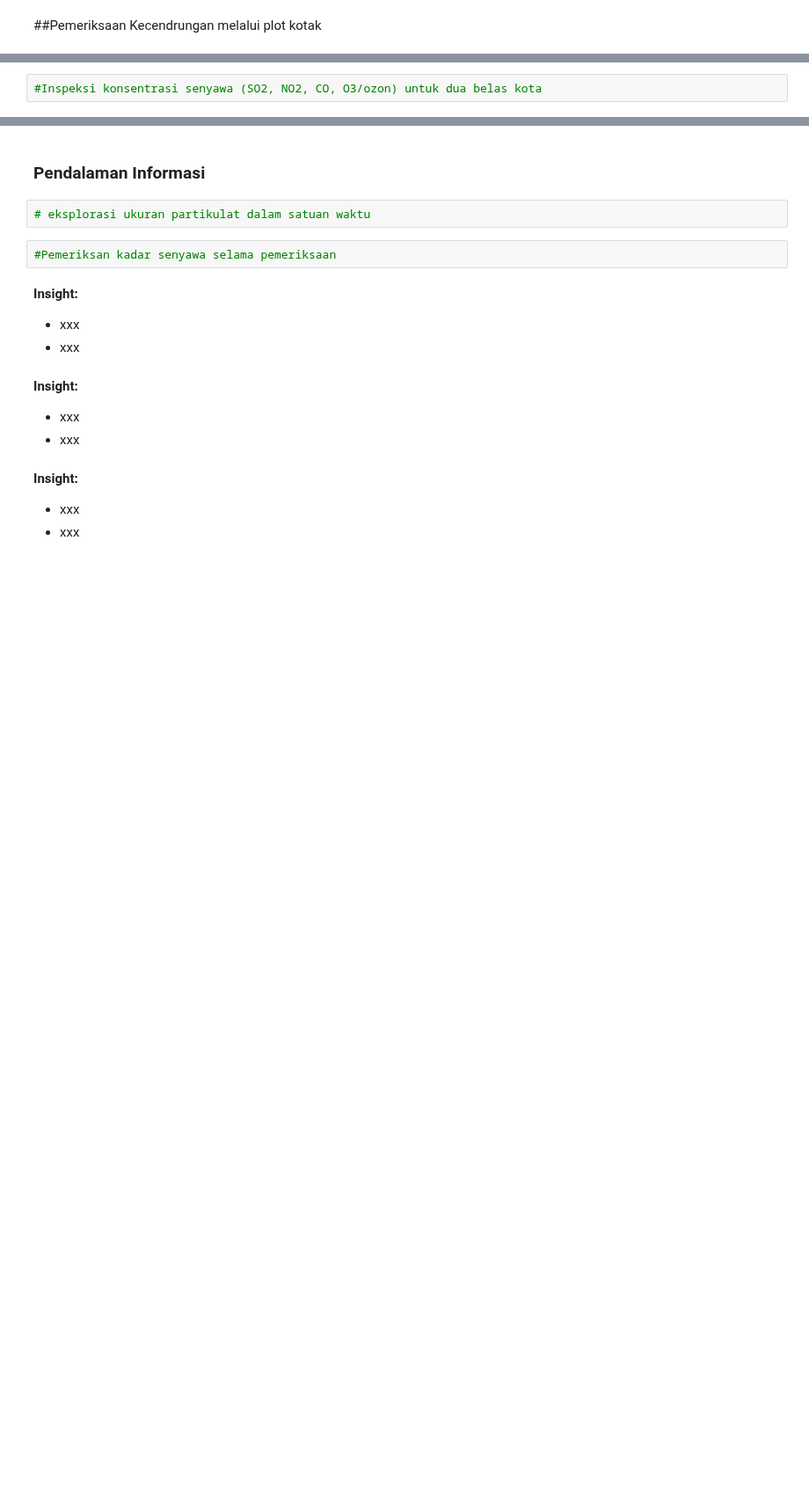
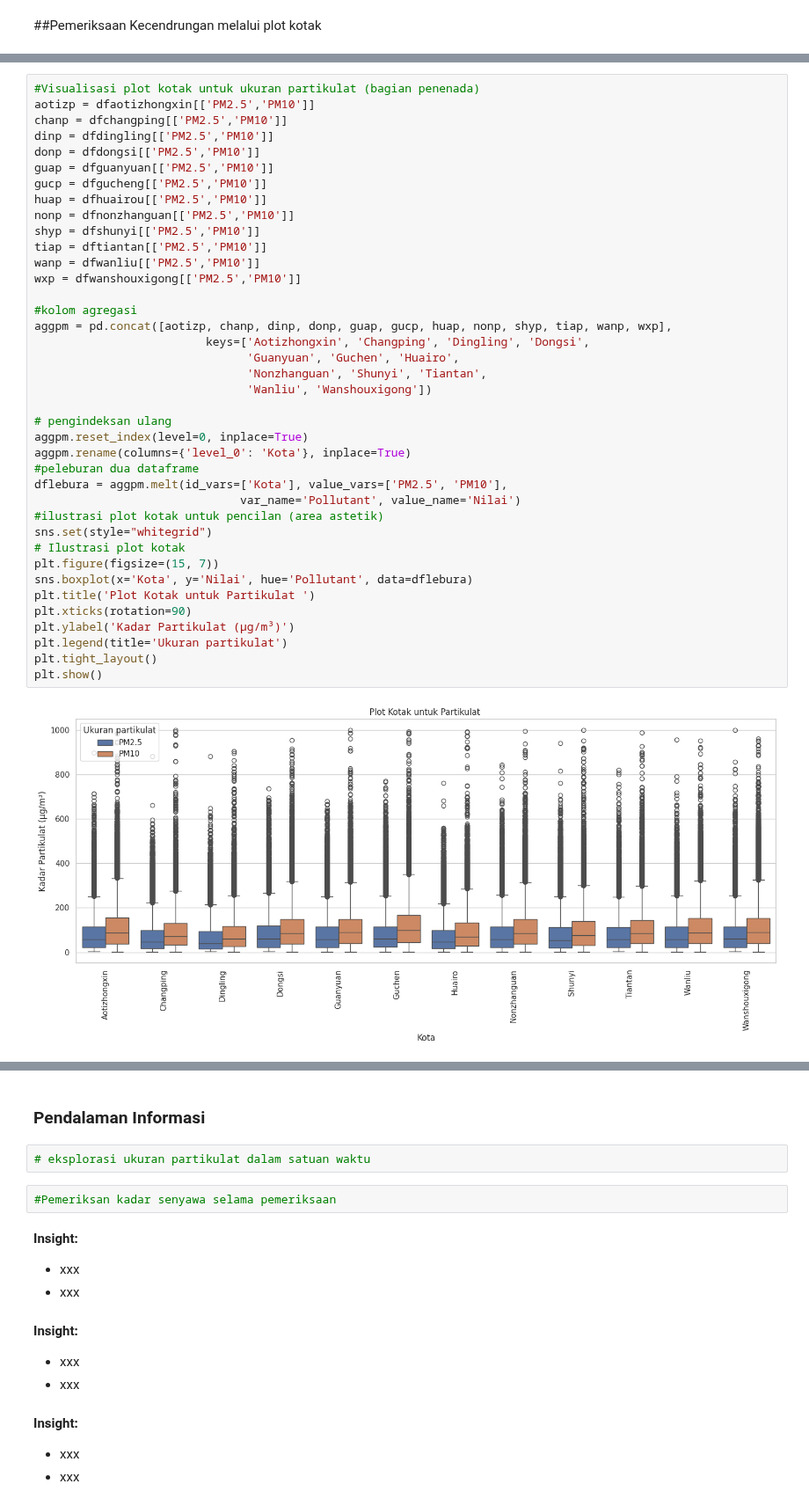
Before and after one commit to DGkurnia/discuss1, a Jupyter notebook: airquality.ipynb, the cells around one changed output, grey strips where cells are left out. Shown at 88% size. Saved outputs shown, nothing was run; the diff lists cells and outputs as text; blank space fills up the shorter version.

Commit message:
reinspecting plot box

```diff
--- a/airquality.ipynb
+++ b/airquality.ipynb
@@ -879,2 +844,41 @@ dtype: float64]
-# %%
-#Inspeksi konsentrasi senyawa (SO2, NO2, CO, O3/ozon) untuk dua belas kota
+# %%
+#Visualisasi plot kotak untuk ukuran partikulat (bagian penenada)
+aotizp = dfaotizhongxin[['PM2.5','PM10']]
+chanp = dfchangping[['PM2.5','PM10']]
+dinp = dfdingling[['PM2.5','PM10']]
+donp = dfdongsi[['PM2.5','PM10']]
+guap = dfguanyuan[['PM2.5','PM10']]
+gucp = dfgucheng[['PM2.5','PM10']]
+huap = dfhuairou[['PM2.5','PM10']]
+nonp = dfnonzhanguan[['PM2.5','PM10']]
+shyp = dfshunyi[['PM2.5','PM10']]
+tiap = dftiantan[['PM2.5','PM10']]
+wanp = dfwanliu[['PM2.5','PM10']]
+wxp = dfwanshouxigong[['PM2.5','PM10']]
+
+#kolom agregasi
+aggpm = pd.concat([aotizp, chanp, dinp, donp, guap, gucp, huap, nonp, shyp, tiap, wanp, wxp],
+                         keys=['Aotizhongxin', 'Changping', 'Dingling', 'Dongsi',
+                               'Guanyuan', 'Guchen', 'Huairo',
+                               'Nonzhanguan', 'Shunyi', 'Tiantan',
+                               'Wanliu', 'Wanshouxigong'])
+
+# pengindeksan ulang
+aggpm.reset_index(level=0, inplace=True)
+aggpm.rename(columns={'level_0': 'Kota'}, inplace=True)
+#peleburan dua dataframe
+dflebura = aggpm.melt(id_vars=['Kota'], value_vars=['PM2.5', 'PM10'],
+                              var_name='Pollutant', value_name='Nilai')
+#ilustrasi plot kotak untuk pencilan (area astetik)
+sns.set(style="whitegrid")
+# Ilustrasi plot kotak
+plt.figure(figsize=(15, 7))
+sns.boxplot(x='Kota', y='Nilai', hue='Pollutant', data=dflebura)
+plt.title('Plot Kotak untuk Partikulat ')
+plt.xticks(rotation=90)
+plt.ylabel('Kadar Partikulat (µg/m³)')
+plt.legend(title='Ukuran partikulat')
+plt.tight_layout()
+plt.show()
+# %% [output]
+[figure, added]
```
Also changed, not shown: parts of 12 cells of this notebook.
